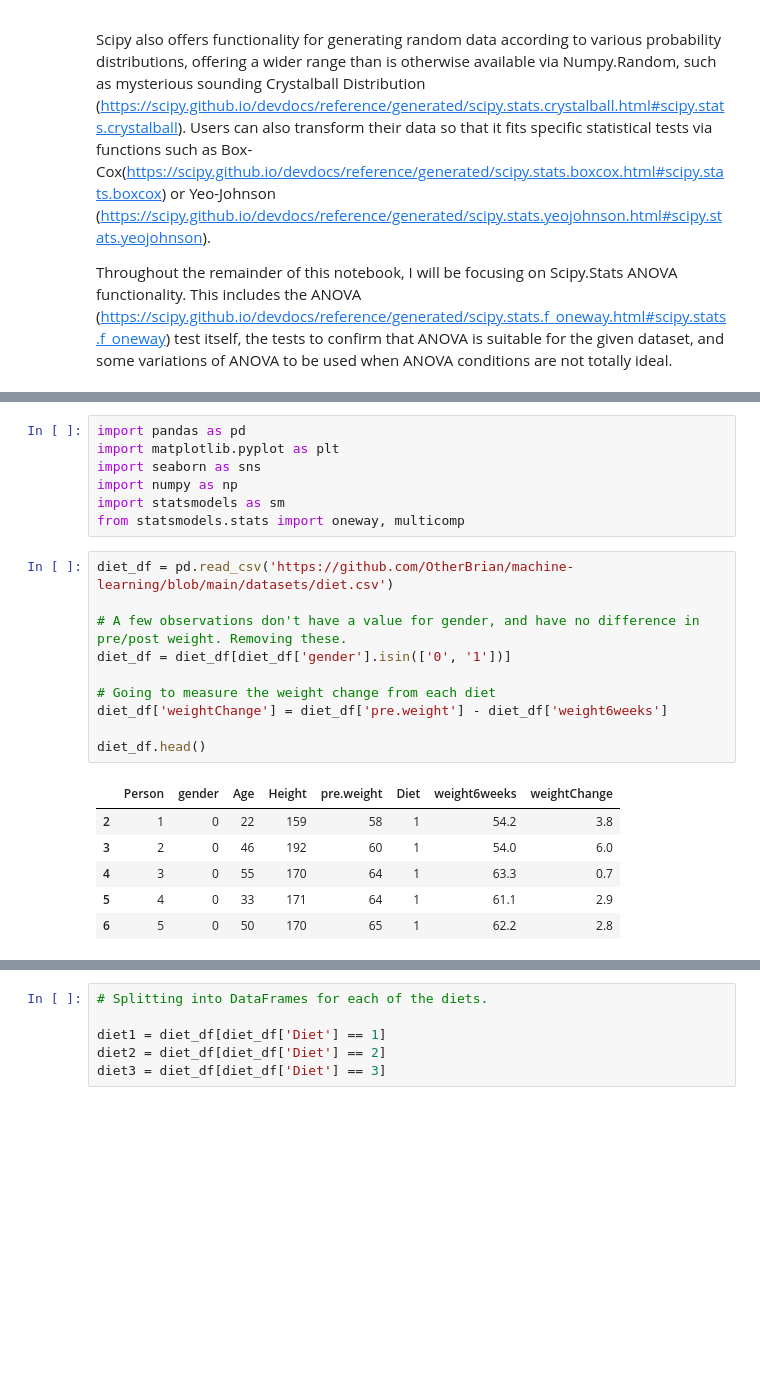
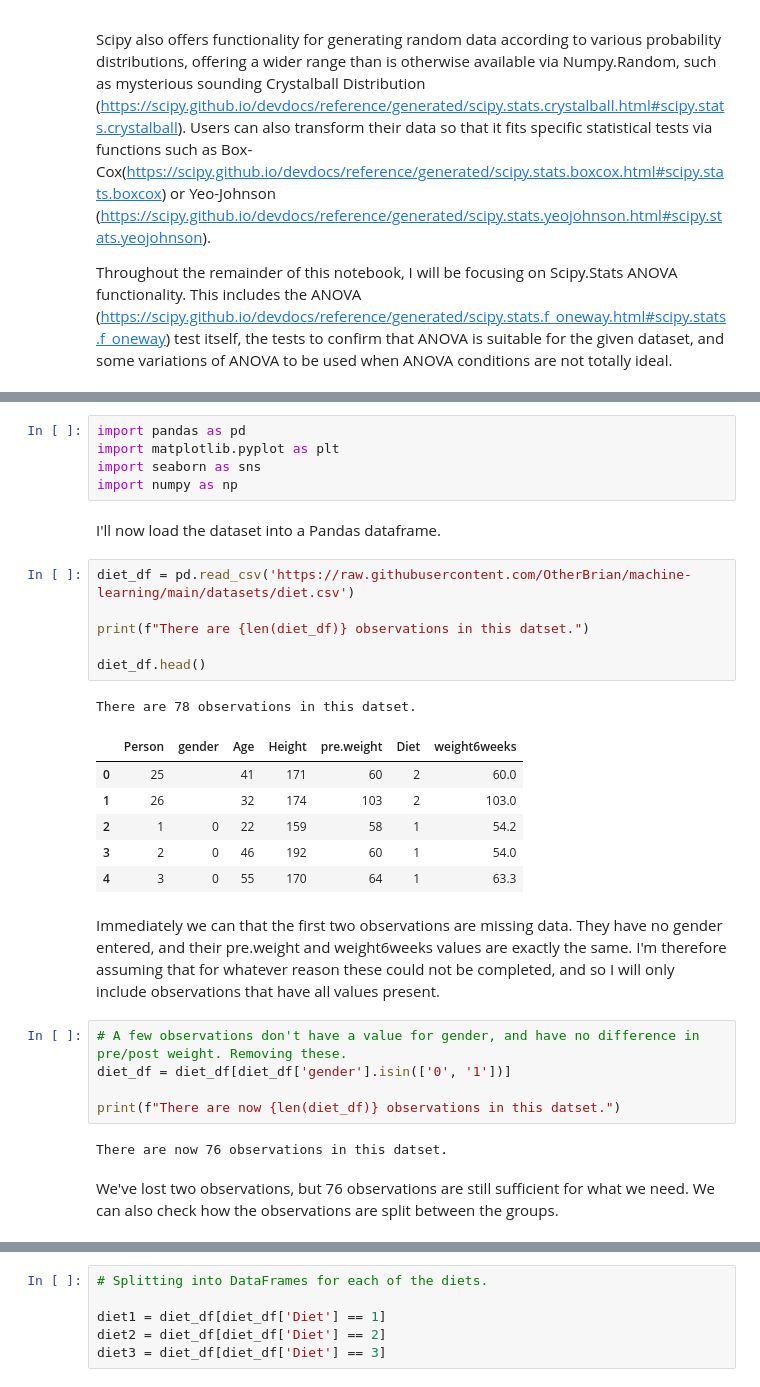
Before and after one commit to OtherBrian/machine-learning, a Jupyter notebook: scipy_stats.ipynb, the cells around one changed output, grey strips where cells are left out. Drawn from its saved outputs; the diff is of its cells as text; blank space fills up the shorter version.

```diff
--- a/scipy_stats.ipynb
+++ b/scipy_stats.ipynb
@@ -117,23 +110,31 @@ import pandas as pd
 import matplotlib.pyplot as plt
 import seaborn as sns
 import numpy as np
-import statsmodels as sm
-from statsmodels.stats import oneway, multicomp
+# %% [markdown]
+I'll now load the dataset into a Pandas dataframe.
+# %%
+diet_df = pd.read_csv('https://raw.githubusercontent.com/OtherBrian/machine-learning/main/datasets/diet.csv')
+
+print(f"There are {len(diet_df)} observations in this datset.")
+
+diet_df.head()
+# %% [output]
+There are 78 observations in this datset.
+|  | Person | gender | Age | Height | pre.weight | Diet | weight6weeks |
+| 0 | 25 |  | 41 | 171 | 60 | 2 | 60.0 |
+| 1 | 26 |  | 32 | 174 | 103 | 2 | 103.0 |
+| 2 | 1 | 0 | 22 | 159 | 58 | 1 | 54.2 |
+| 3 | 2 | 0 | 46 | 192 | 60 | 1 | 54.0 |
+| 4 | 3 | 0 | 55 | 170 | 64 | 1 | 63.3 |
+# %% [markdown]
+Immediately we can that the first two observations are missing data. They have no gender entered, and their pre.weight and weight6weeks values are exactly the same. I'm therefore assuming that for whatever reason these could not be completed, and so I will only include observations that have all values present.
 # %%
-diet_df = pd.read_csv('https://github.com/OtherBrian/machine-learning/blob/main/datasets/diet.csv')
-
 # A few observations don't have a value for gender, and have no difference in pre/post weight. Removing these.
 diet_df = diet_df[diet_df['gender'].isin(['0', '1'])]
 
-# Going to measure the weight change from each diet
-diet_df['weightChange'] = diet_df['pre.weight'] - diet_df['weight6weeks']
-
-diet_df.head()
+print(f"There are now {len(diet_df)} observations in this datset.")
 # %% [output]
-|  | Person | gender | Age | Height | pre.weight | Diet | weight6weeks | weightChange |
-| 2 | 1 | 0 | 22 | 159 | 58 | 1 | 54.2 | 3.8 |
-| 3 | 2 | 0 | 46 | 192 | 60 | 1 | 54.0 | 6.0 |
-| 4 | 3 | 0 | 55 | 170 | 64 | 1 | 63.3 | 0.7 |
-| 5 | 4 | 0 | 33 | 171 | 64 | 1 | 61.1 | 2.9 |
-| 6 | 5 | 0 | 50 | 170 | 65 | 1 | 62.2 | 2.8 |
+There are now 76 observations in this datset.
+# %% [markdown]
+We've lost two observations, but 76 observations are still sufficient for what we need. We can also check how the observations are split between the groups.
 # %%
```
Also changed, not shown: parts of 34 cells of this notebook.
